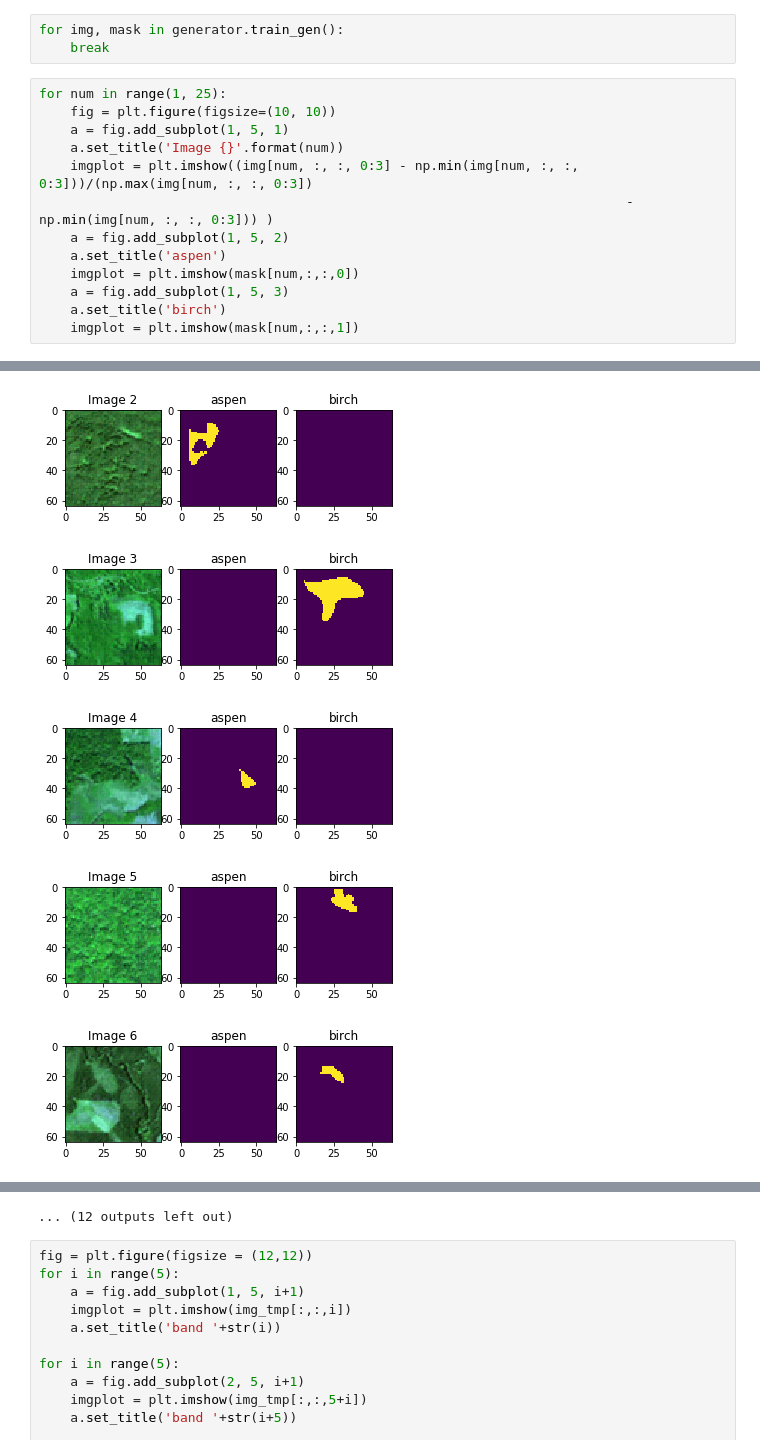
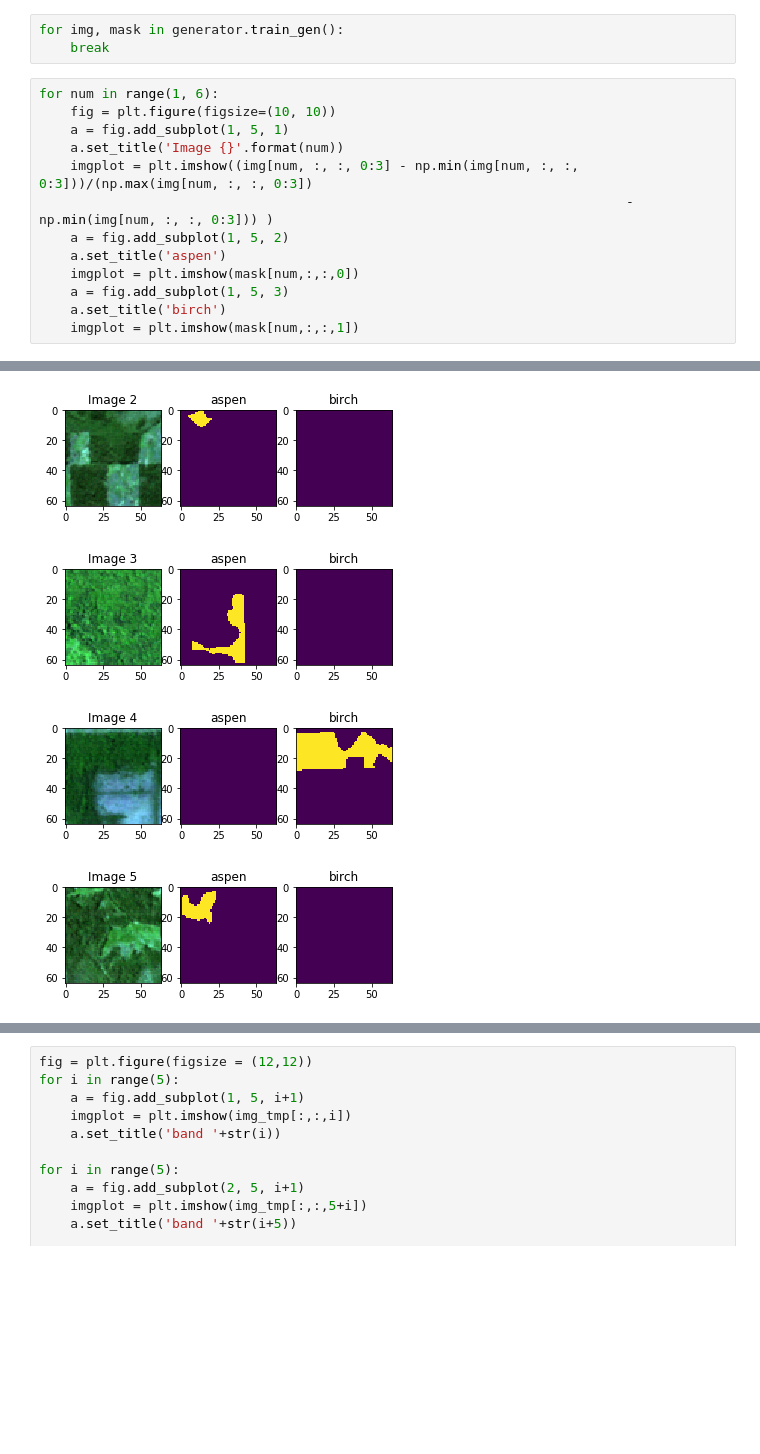
Before and after one commit to LanaLana/forest_stands_classification, a Jupyter notebook: individual_stands_classification_example.ipynb, the cells around one changed output, grey strips where cells are left out. Cells and saved outputs as stored; diff of their text form; blank space fills up the shorter version.

```diff
--- a/individual_stands_classification_example.ipynb
+++ b/individual_stands_classification_example.ipynb
@@ -106,7 +106,7 @@ test (aspen, birch):  166 372
 for img, mask in generator.train_gen():
     break
 # %%
-for num in range(1, 25):
+for num in range(1, 6):
     fig = plt.figure(figsize=(10, 10))
     a = fig.add_subplot(1, 5, 1)
     a.set_title('Image {}'.format(num))
@@ -123,5 +123,4 @@ for num in range(1, 25):
-[figure, old version]
+[figure, new version]
-[figure, old version]
+[figure, new version]
-[figure, old version]
+[figure, new version]
-[figure, old version]
+[figure, new version]
-[figure, removed]
@@ -134,4 +127,3 @@ for num in range(1, 25):
-... (12 outputs left out)
 # %%
 fig = plt.figure(figsize = (12,12))
 for i in range(5):
```
Also changed, not shown: parts of 1 cell of this notebook.
